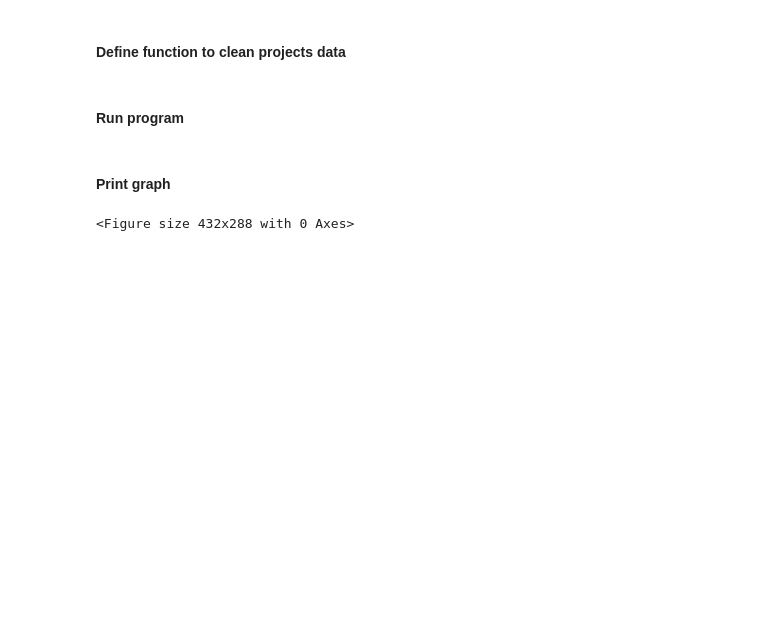
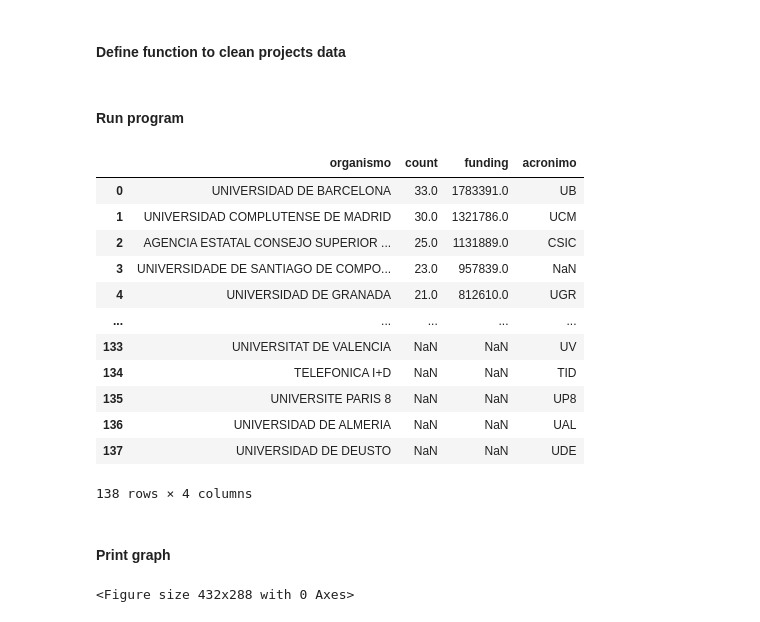
Before and after one commit to linhd-postdata/desir, a Jupyter notebook: Fig14. Scatter plot.ipynb, the cells around one changed output. Drawn from its saved outputs; the diff is of its cells as text; code cells hidden in the pictures; blank space fills up the shorter version.

```diff
--- a/Fig14. Scatter plot.ipynb
+++ b/Fig14. Scatter plot.ipynb
@@ -52,3 +54,19 @@ df = prepare_data(proyectos)
+# %%
+df
+# %% [output]
+|  | organismo | count | funding | acronimo |
+| 0 | UNIVERSIDAD DE BARCELONA | 33.0 | 1783391.0 | UB |
+| 1 | UNIVERSIDAD COMPLUTENSE DE MADRID | 30.0 | 1321786.0 | UCM |
+| 2 | AGENCIA ESTATAL CONSEJO SUPERIOR ... | 25.0 | 1131889.0 | CSIC |
+| 3 | UNIVERSIDADE DE SANTIAGO DE COMPO... | 23.0 | 957839.0 | NaN |
+| 4 | UNIVERSIDAD DE GRANADA | 21.0 | 812610.0 | UGR |
+| ... | ... | ... | ... | ... |
+| 133 | UNIVERSITAT DE VALENCIA | NaN | NaN | UV |
+| 134 | TELEFONICA I+D | NaN | NaN | TID |
+| 135 | UNIVERSITE PARIS 8 | NaN | NaN | UP8 |
+| 136 | UNIVERSIDAD DE ALMERIA | NaN | NaN | UAL |
+| 137 | UNIVERSIDAD DE DEUSTO | NaN | NaN | UDE |
+138 rows × 4 columns
 # %% [markdown]
 #### Print graph
 # %%
```
Also changed, not shown: parts of 3 cells of this notebook.
